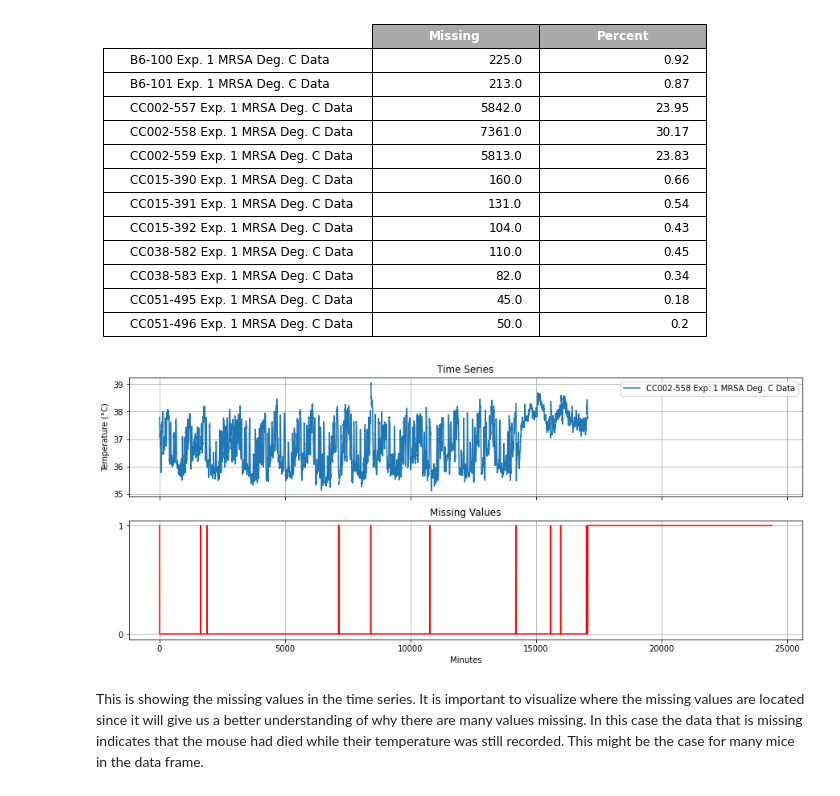
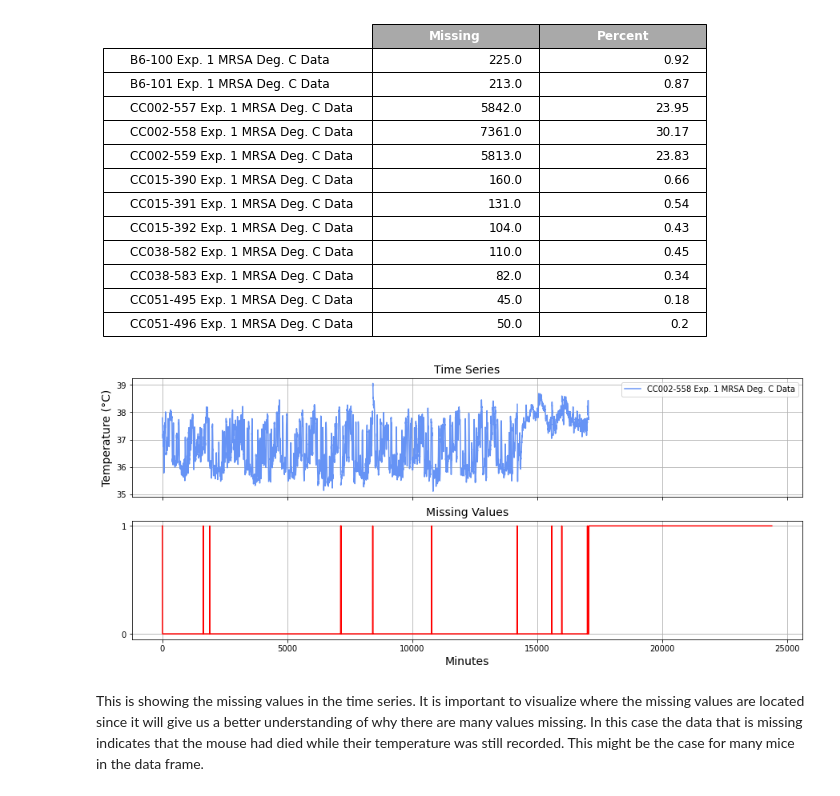
Before and after one commit to sheyaa/caterpillar_mset, a Jupyter notebook: mice_fill_missing_values.ipynb, the cells around one changed output. Saved outputs shown, nothing was run; the diff lists cells and outputs as text; code cells hidden in the pictures.

```diff
--- a/mice_fill_missing_values.ipynb
+++ b/mice_fill_missing_values.ipynb
@@ -86,24 +86,26 @@ name = "CC002-558 Exp. 1 MRSA Deg. C Data"
 # %%
 # Plotting the time series and identifying the missing values
 fig,ax = plt.subplots(2,1,figsize=(15,6), sharex=True)
 
-ax[0].plot(mice['Minutes'], mice_temp[name], label=name)
+ax[0].plot(mice['Minutes'], mice_temp[name], label=name, color="#6693F5")
 ax[0].legend()
-ax[0].set_title("Time Series")
+ax[0].set_title("Time Series",fontsize=14)
 ax[0].grid()
-ax[0].set_ylabel('Temperature (°C)')
+ax[0].set_ylabel('Temperature (°C)',fontsize=14)
 #ax[0].legend('CC002-558 Exp. 1 MRSA Deg. C Data')
+
 
 found = mice_temp[name].isna() # finding the missing values
 
 ax[1].plot(mice['Minutes'],found,color="red")
-ax[1].set_title("Missing Values")
+ax[1].set_title("Missing Values",fontsize=14)
 ax[1].grid()
-ax[1].set_xlabel('Minutes')
+ax[1].set_xlabel('Minutes',fontsize=14)
 ax[1].set_yticks([0, 1])
+
 plt.savefig('missing_values.png', bbox_inches='tight', facecolor='white')
 # %% [output]
-[figure, old version]
+[figure, new version]
 # %% [markdown]
 This is showing the missing values in the time series. It is important to visualize where the missing values are located since it will give us a better understanding of why there are many values missing. In this case the data that is missing indicates that the mouse had died while their temperature was still recorded. This might be the case for many mice in the data frame.
 # %% [markdown]
```
